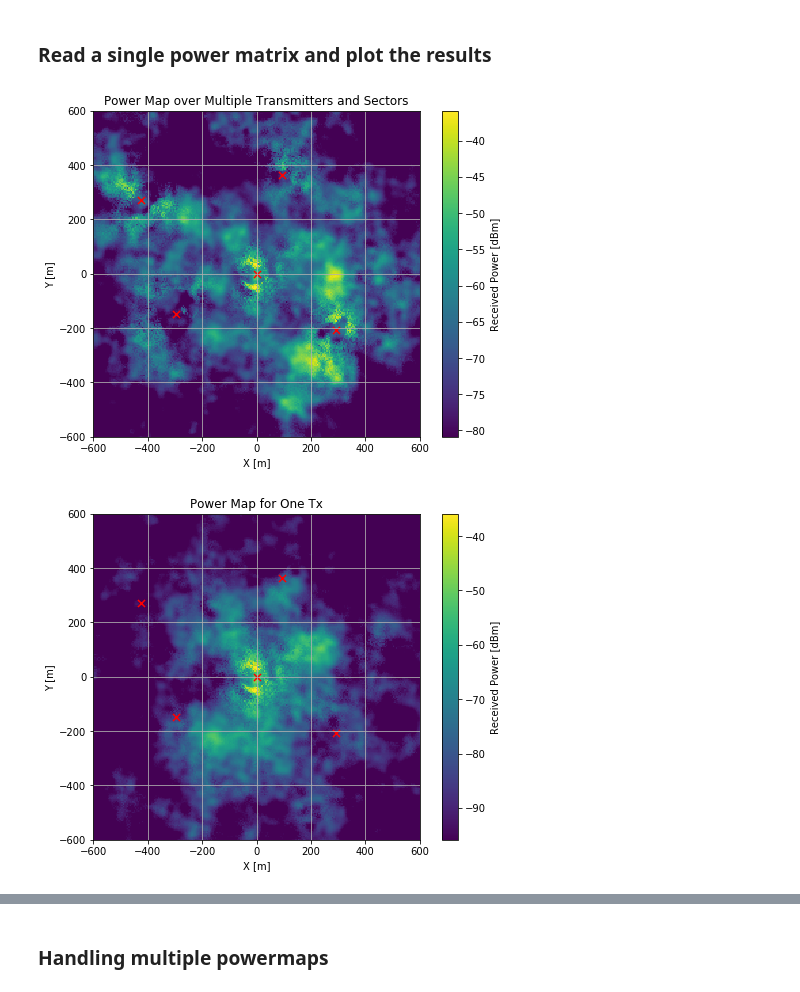
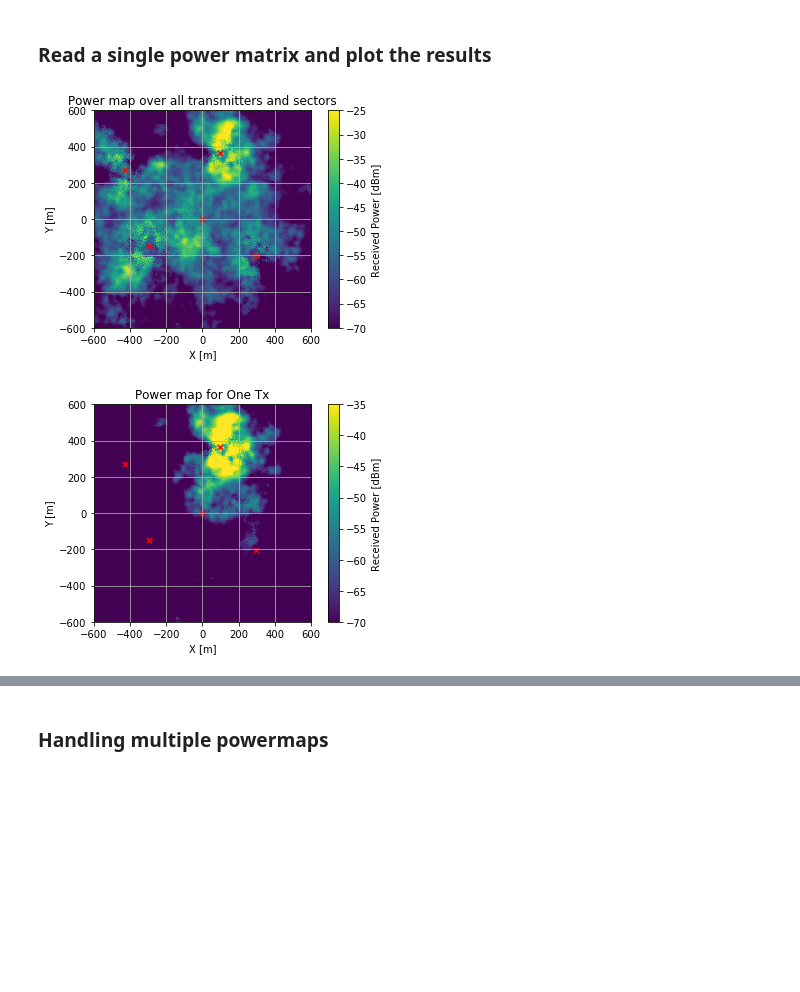
Before and after one commit to Ryandry1st/QuaDRiGA-Simulation-Extensions, a Jupyter notebook: Access_Powermatrix.ipynb, the cells around one changed output, grey strips where cells are left out. Saved outputs shown, nothing was run; the diff lists cells and outputs as text; code cells hidden in the pictures; blank space fills up the shorter version.

```diff
--- a/Access_Powermatrix.ipynb
+++ b/Access_Powermatrix.ipynb
@@ -16,11 +16,14 @@ import json
 # Define the path to the folder within tracks that you want to use
 # this can include subfolders as well, or be relative paths instead
 
-multi_folder_dir = r'D:/UT/Facebook/quadriga/tracks/DT-1'
+multi_folder_dir = r'D:/UT/Facebook/quadriga/tracks/Dataset 1/'
+# multi_folder_dir = r'/Users/rmd2758/Documents/UT/Facebook/quadriga/tracks/DT-1'
+
 
 # Note that for the DT-1 folder, there are subfolders for each power
 # for the other folders (i.e. DT3), they are only divided by the datetime
-folder_dir = r'D:/UT/Facebook/quadriga/tracks/DT-1/10W/07-01-16-37/'
+folder_dir = r'D:/UT/Facebook/quadriga/tracks/Dataset 1/DT6/07-31-12-54/'
+# folder_dir = r'/Users/rmd2758/Documents/UT/Facebook/quadriga/tracks/DT-1/10W/07-01-16-37/'
 # %% [markdown]
 ### Helper functions
 # %%
@@ -192,20 +193,17 @@ def get_tx_sector_orientations(filepath):
     return sector_info
 # %% [markdown]
 ### Read a single power matrix and plot the results
-# %%
-import matplotlib as mpl
-mpl.rcParams['figure.figsize'] = (8, 6)
 # %%
-x_cord, y_cord, P_tx, rx_pows, tx_locations = get_powermap(folder_dir)
+x_cord, y_cord, P_tx, rx_pows, tx_locations = get_powermatrix(folder_dir)
 # %%
 # Plot the data for all transmitters and all sectors
-plot_power(rx_pows[:, :, :, :], x_cord, y_cord, tx_locations) # rx_pows is shape [tx, x, y, sector]
+plot_power(rx_pows[:, :, :, :], x_cord, y_cord, tx_locations, plot_range=[-25, -70]) # rx_pows is shape [tx, x, y, sector]
 # %% [output]
-[figure, old version]
+[figure, new version]
 # %%
-# Plot the data for only the center transmitter
-plot_power(rx_pows[-1, :, :, :], x_cord, y_cord, tx_locations, dynamic_range=60)
+# Plot the data for only the first transmitter
+plot_power(rx_pows[3, :, :, :], x_cord, y_cord, tx_locations, plot_range=[-35, -70])
 # %% [output]
-[figure, old version]
+[figure, new version]
 # %%
 # Plot the data for only one sector
```
Also changed, not shown: parts of 20 cells of this notebook, 5 other files.
